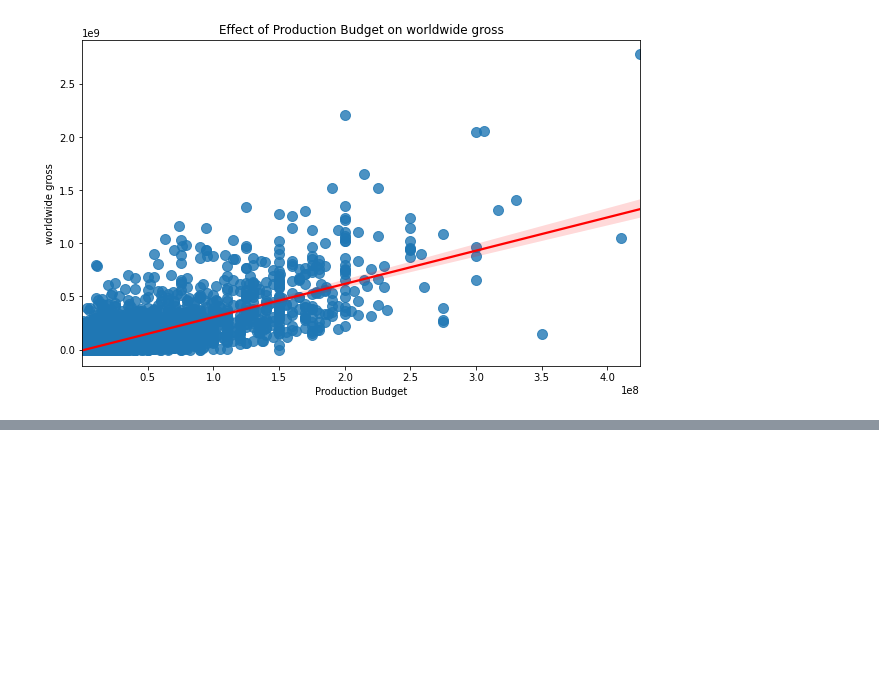
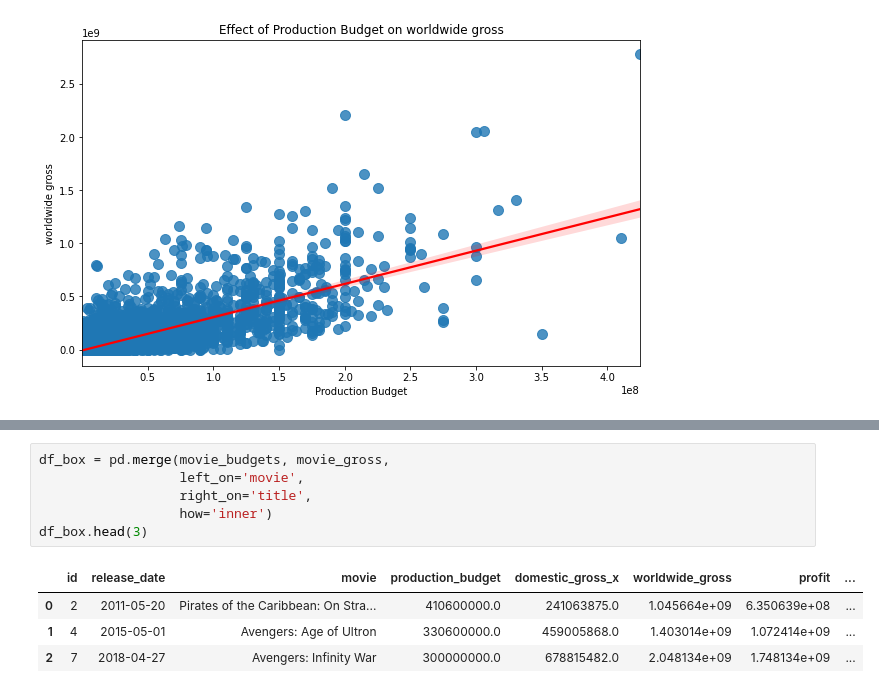
Before and after one commit to lorenaterah/Phase-2-project-G3, a Jupyter notebook: index.ipynb, the cells around one changed output, grey strips where cells are left out. Cells and saved outputs as stored; diff of their text form; blank space fills up the shorter version.

```diff
--- a/index.ipynb
+++ b/index.ipynb
@@ -782,0 +813,11 @@ plt.show()
+# %%
+df_box = pd.merge(movie_budgets, movie_gross,
+                  left_on='movie',
+                  right_on='title',
+                  how='inner')
+df_box.head(3)
+# %% [output]
+|  | id | release_date | movie | production_budget | domestic_gross_x | worldwide_gross | profit | ... |
+| 0 | 2 | 2011-05-20 | Pirates of the Caribbean: On Stra... | 410600000.0 | 241063875.0 | 1.045664e+09 | 6.350639e+08 | ... |
+| 1 | 4 | 2015-05-01 | Avengers: Age of Ultron | 330600000.0 | 459005868.0 | 1.403014e+09 | 1.072414e+09 | ... |
+| 2 | 7 | 2018-04-27 | Avengers: Infinity War | 300000000.0 | 678815482.0 | 2.048134e+09 | 1.748134e+09 | ... |
```
Also changed, not shown: parts of 4 cells of this notebook, 1 other file.
